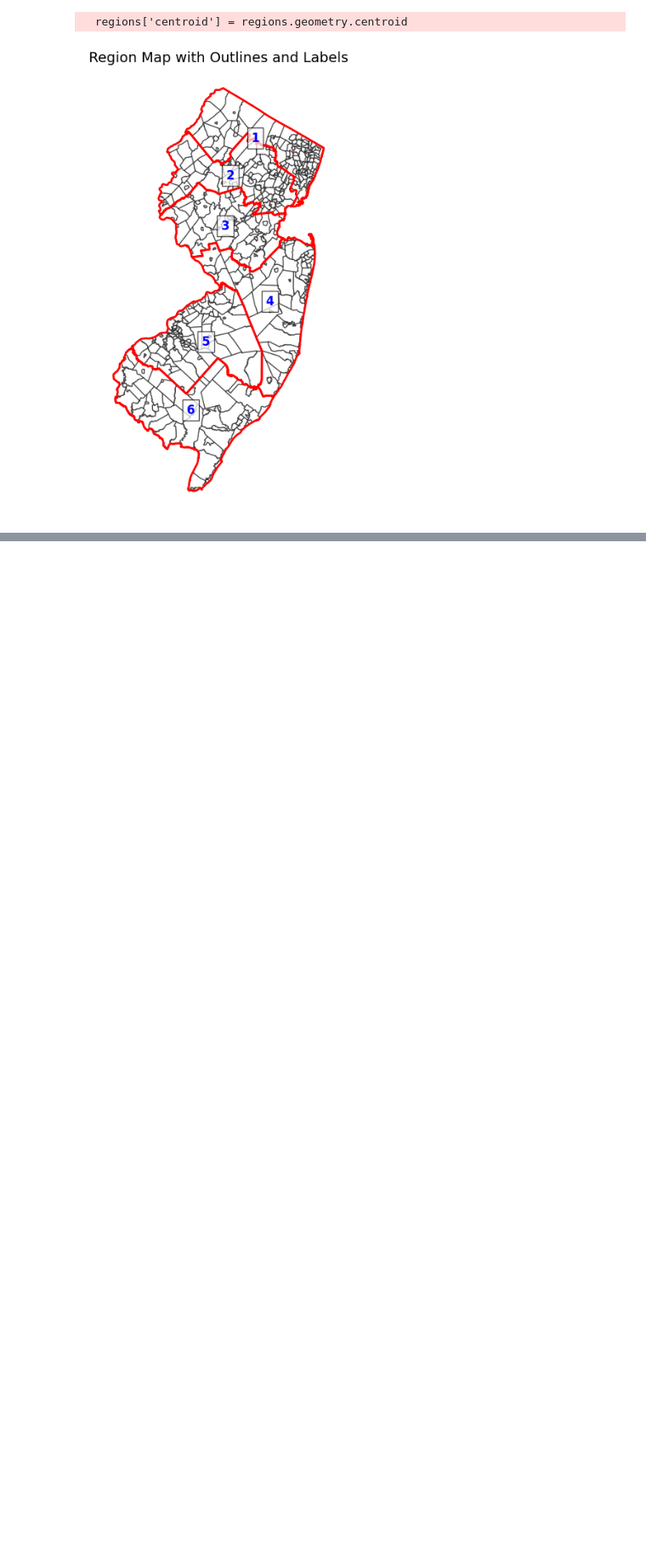
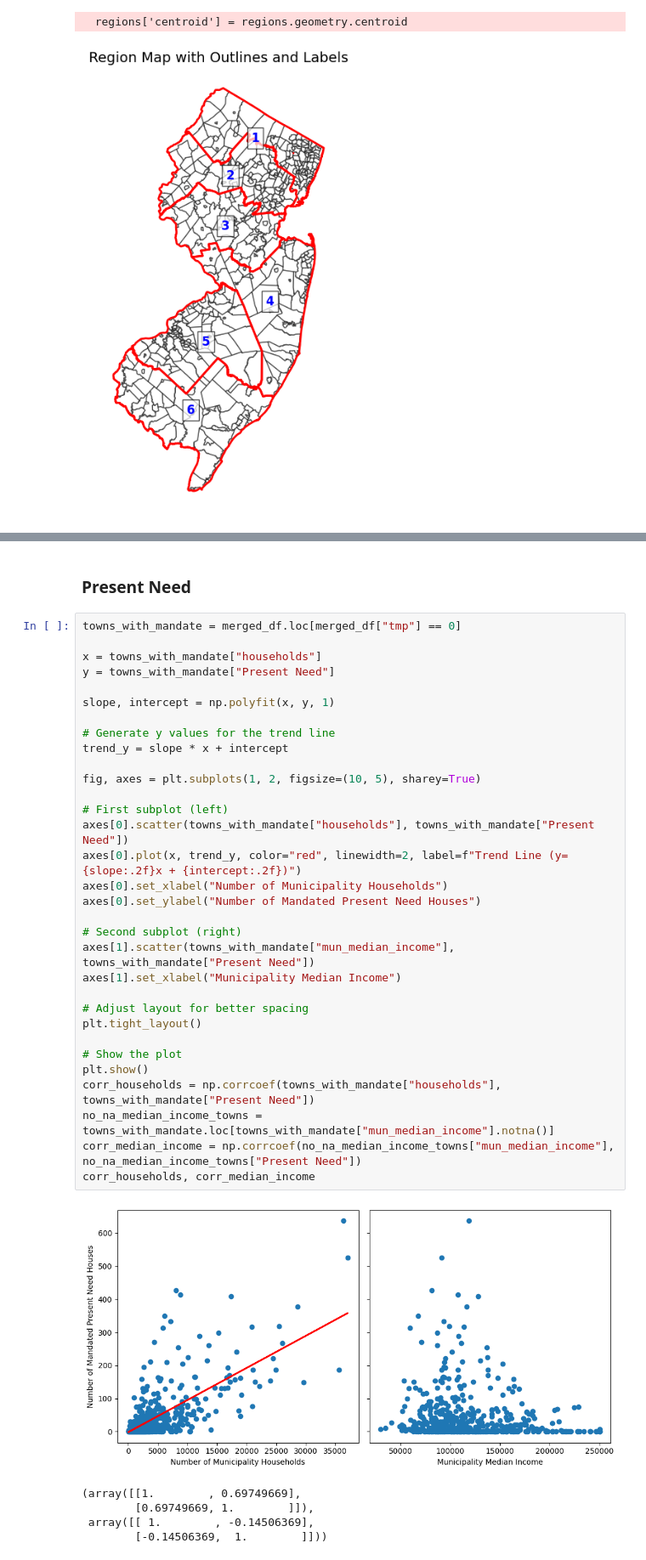
Before and after one commit to sophia268238/TSA_Real_Estate_2025, a Jupyter notebook: notebooks/nj_affordable_housing.ipynb, the cells around one changed output, grey strips where cells are left out. Shown at 85% size. Saved outputs shown, nothing was run; the diff lists cells and outputs as text; blank space fills up the shorter version.

```diff
--- a/notebooks/nj_affordable_housing.ipynb
+++ b/notebooks/nj_affordable_housing.ipynb
@@ -983,0 +907,40 @@ plt.show()
+# %% [markdown]
+### Present Need
+# %%
+towns_with_mandate = merged_df.loc[merged_df["tmp"] == 0]
+
+x = towns_with_mandate["households"]
+y = towns_with_mandate["Present Need"]
+
+slope, intercept = np.polyfit(x, y, 1)
+
+# Generate y values for the trend line
+trend_y = slope * x + intercept
+
+fig, axes = plt.subplots(1, 2, figsize=(10, 5), sharey=True)
+
+# First subplot (left)
+axes[0].scatter(towns_with_mandate["households"], towns_with_mandate["Present Need"])
+axes[0].plot(x, trend_y, color="red", linewidth=2, label=f"Trend Line (y={slope:.2f}x + {intercept:.2f})")
+axes[0].set_xlabel("Number of Municipality Households")
+axes[0].set_ylabel("Number of Mandated Present Need Houses")
+
+# Second subplot (right)
+axes[1].scatter(towns_with_mandate["mun_median_income"], towns_with_mandate["Present Need"])
+axes[1].set_xlabel("Municipality Median Income")
+
+# Adjust layout for better spacing
+plt.tight_layout()
+
+# Show the plot
+plt.show()
+corr_households = np.corrcoef(towns_with_mandate["households"], towns_with_mandate["Present Need"])
+no_na_median_income_towns = towns_with_mandate.loc[towns_with_mandate["mun_median_income"].notna()]
+corr_median_income = np.corrcoef(no_na_median_income_towns["mun_median_income"], no_na_median_income_towns["Present Need"])
+corr_households, corr_median_income
+# %% [output]
+[figure, added]
+(array([[1.        , 0.69749669],
+        [0.69749669, 1.        ]]),
+ array([[ 1.        , -0.14506369],
+        [-0.14506369,  1.        ]]))
```
Also changed, not shown: parts of 48 cells of this notebook.
